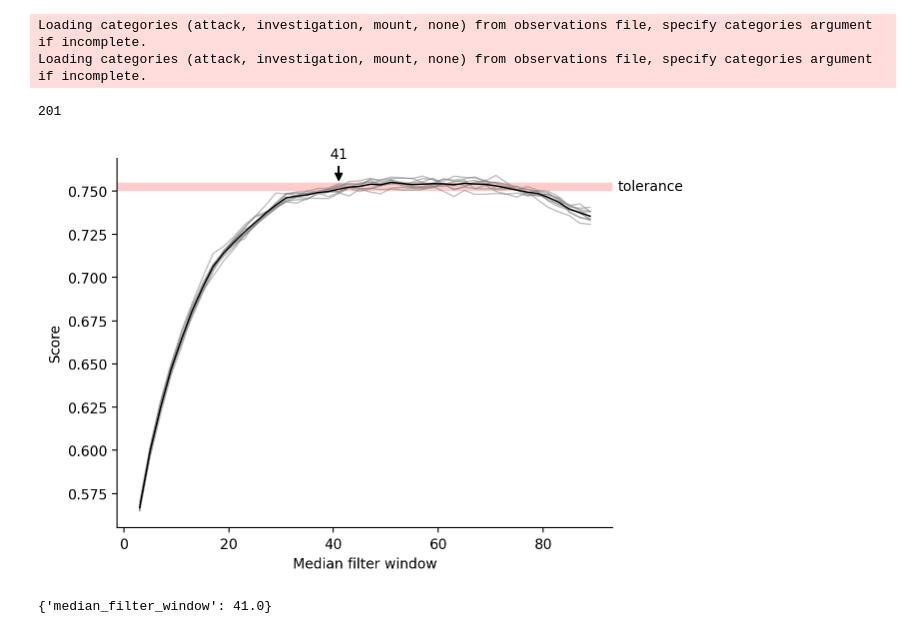
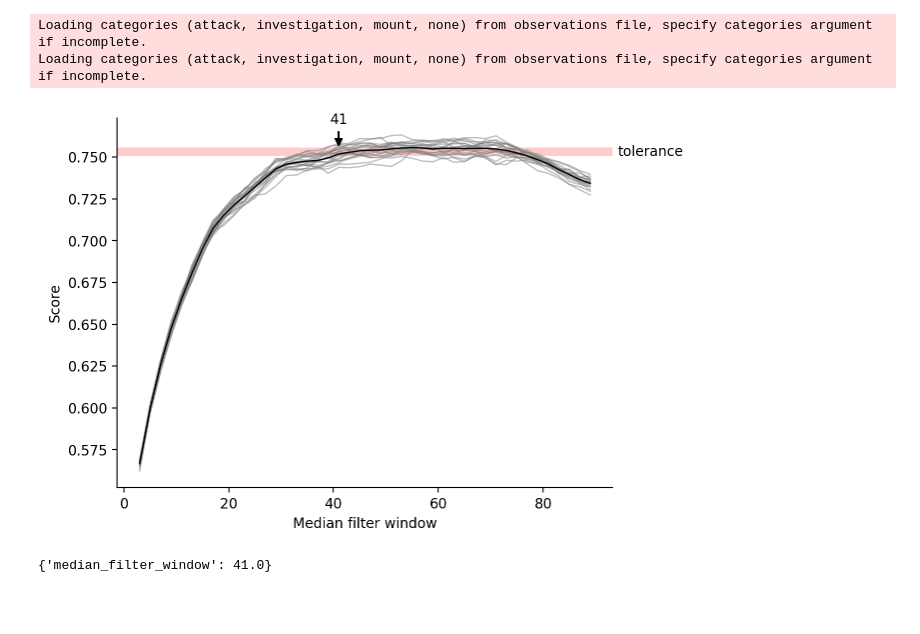
Before and after one commit to pnuehrenberg/vassi, a Jupyter notebook: examples/classification.ipynb, the cells around one changed output. Drawn from its saved outputs; the diff is of its cells as text; code cells hidden in the pictures; blank space fills up the shorter version.

```diff
--- a/examples/classification.ipynb
+++ b/examples/classification.ipynb
@@ -35,10 +36,6 @@ Loading categories (attack, investigation, mount, none) from observations file,
 Loading categories (attack, investigation, mount, none) from observations file, specify categories argument if incomplete.
 # %%
 extractor = DataFrameFeatureExtractor(cache_directory="feature_cache_mice").read_yaml("config_file.yaml")
-# %%
-len(extractor.feature_names)
-# %% [output]
-201
 # %%
 def subsample_train(
     dataset,
@@ -70,22 +67,23 @@ def subsample_train(
 # %%
 best_parameters = optimize_smoothing(
     dataset_train,
     extractor,
     XGBClassifier,
     lambda probabilities, parameters: medfilt(probabilities, parameters["median_filter_window"]),
     smoothing_parameters_grid={"median_filter_window": np.arange(3, 91, 2)},
-    num_iterations=10,
-    # show_progress=True,
+    num_iterations=20,
+    show_progress=True,
     k=5,
     exclude=[("intruder", "resident")],
     sampling_func=subsample_train,
-    # show_k_fold_progress=True,
+    show_k_fold_progress=False,
     tolerance=0.005,
+    random_state=ensure_generator(1),
 )
 
 best_parameters
 # %% [output]
-[figure, old version]
+[figure, new version]
 {'median_filter_window': 41.0}
 # %%
 best_thresholds = optimize_decision_thresholds(
```
Also changed, not shown: parts of 29 cells of this notebook, 5 other files.
